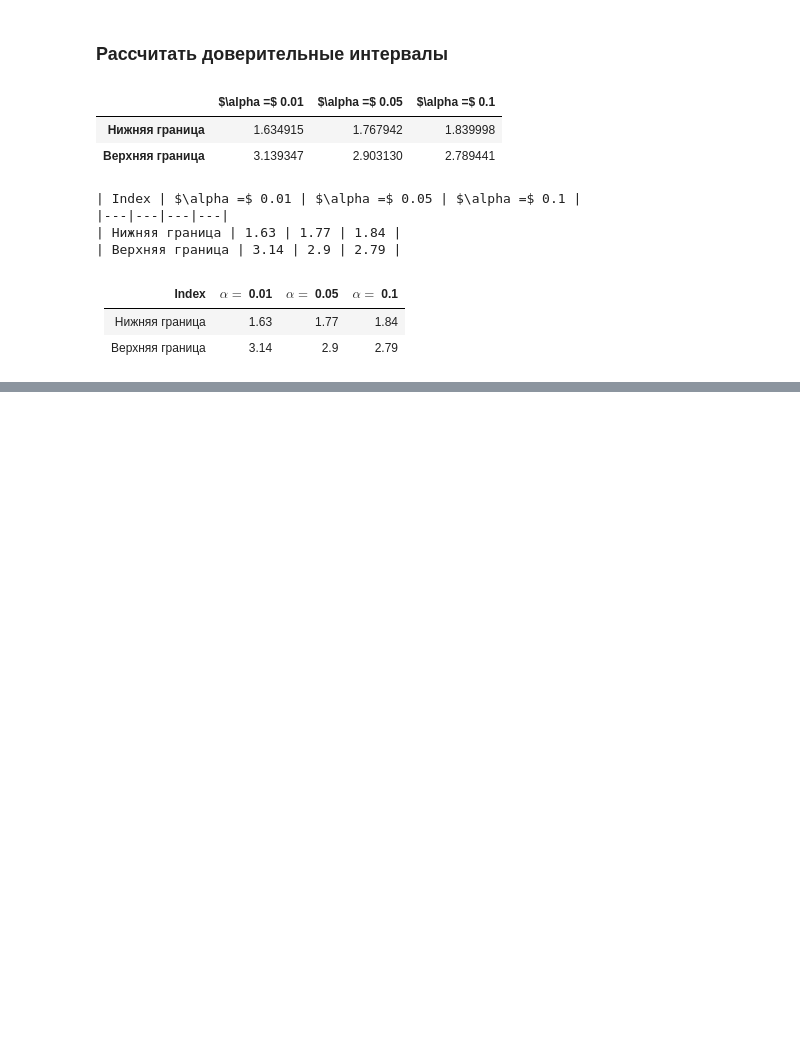
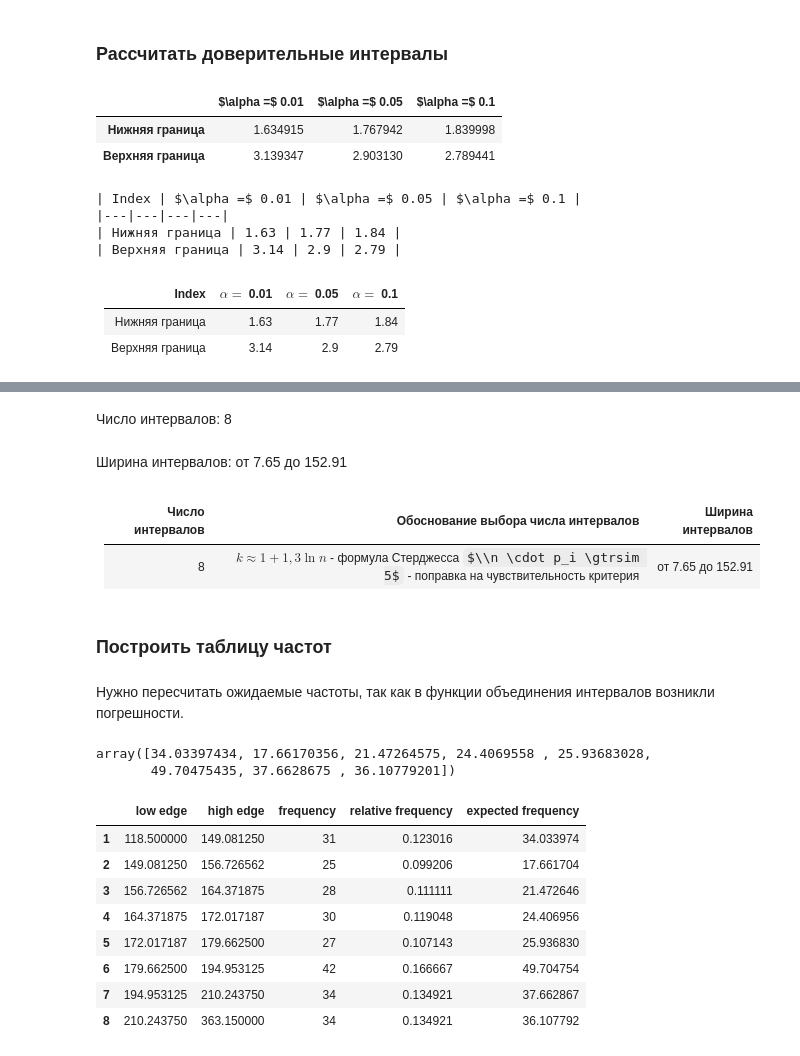
Before and after one commit to retrobannerS/mephi_stats, a Jupyter notebook: bdz/var_2/notebook.ipynb, the cells around one changed output, grey strips where cells are left out. Saved outputs shown, nothing was run; the diff lists cells and outputs as text; code cells hidden in the pictures; some formulas as TeX source; blank space fills up the shorter version.

```diff
--- a/bdz/var_2/notebook.ipynb
+++ b/bdz/var_2/notebook.ipynb
@@ -615,0 +1099,38 @@ print(dataframe_to_markdown(intervals))
+# %%
+mprint(
+    f"Число интервалов: {k}",
+    f"Ширина интервалов: от {np.diff(bin_edges).min():.2f} до {np.diff(bin_edges).max():.2f}",
+)
+# %% [output]
+Число интервалов: 8
+Ширина интервалов: от 7.65 до 152.91
+# %% [markdown]
+| Число интервалов | Обоснование выбора числа интервалов                                                                               | Ширина интервалов |
+| ---------------- | ----------------------------------------------------------------------------------------------------------------- | ----------------- |
+| 8                | $k \approx 1 + 1,3 \ln{n}$ - формула Стерджесса $\\n \cdot p_i \gtrsim 5$ - поправка на чувствительность критерия | от 7.65 до 152.91 |
+# %% [markdown]
+### Построить таблицу частот
+# %% [markdown]
+Нужно пересчитать ожидаемые частоты, так как в функции объединения интервалов возникли погрешности.
+# %%
+expected_frequencies = (
+    np.diff(stats.norm.cdf(bin_edges, loc=X.mean(), scale=X.std(ddof=1))) * n
+)
+expected_frequencies
+# %% [output]
+array([34.03397434, 17.66170356, 21.47264575, 24.4069558 , 25.93683028,
+       49.70475435, 37.6628675 , 36.10779201])
+# %%
+groups["relative frequency"] = groups["frequency"] / n
+groups["expected frequency"] = expected_frequencies
+groups
+# %% [output]
+|  | low edge | high edge | frequency | relative frequency | expected frequency |
+| 1 | 118.500000 | 149.081250 | 31 | 0.123016 | 34.033974 |
+| 2 | 149.081250 | 156.726562 | 25 | 0.099206 | 17.661704 |
+| 3 | 156.726562 | 164.371875 | 28 | 0.111111 | 21.472646 |
+| 4 | 164.371875 | 172.017187 | 30 | 0.119048 | 24.406956 |
+| 5 | 172.017187 | 179.662500 | 27 | 0.107143 | 25.936830 |
+| 6 | 179.662500 | 194.953125 | 42 | 0.166667 | 49.704754 |
+| 7 | 194.953125 | 210.243750 | 34 | 0.134921 | 37.662867 |
+| 8 | 210.243750 | 363.150000 | 34 | 0.134921 | 36.107792 |
```
Also changed, not shown: parts of 93 cells of this notebook, 1 other file.
